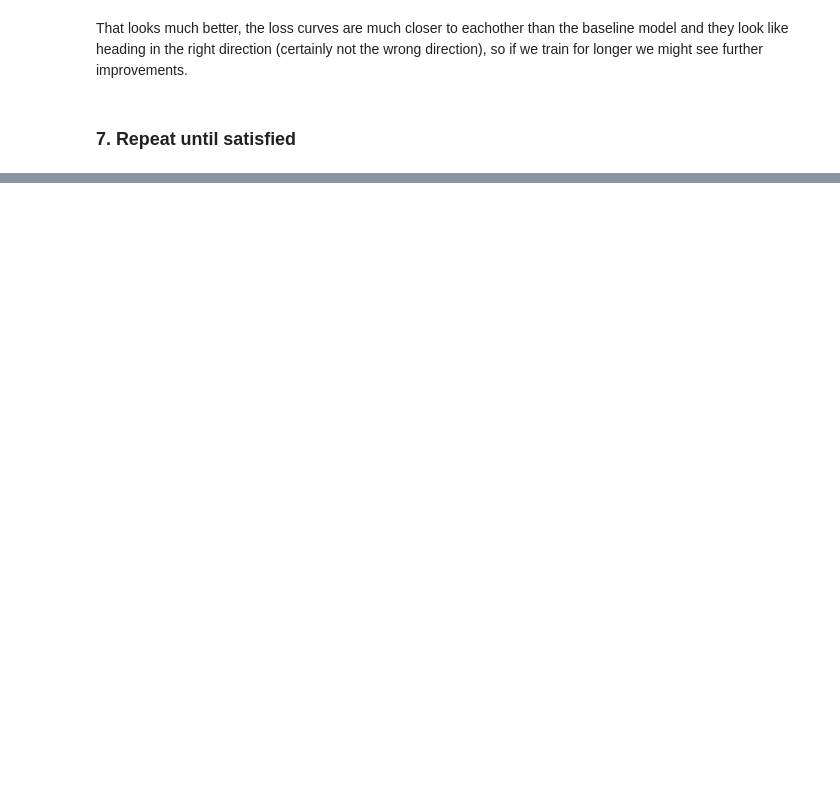
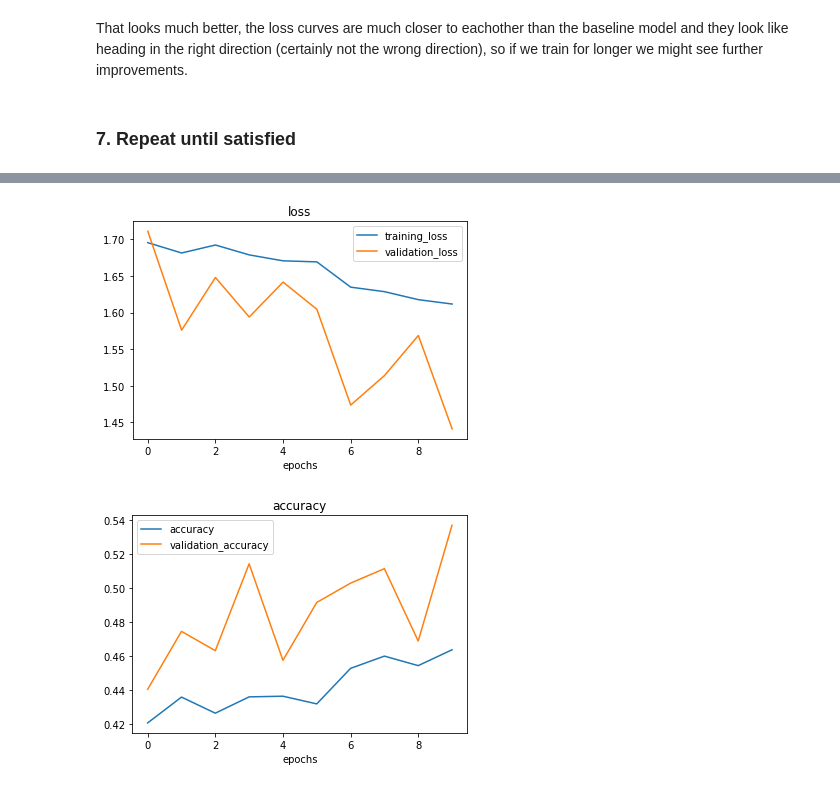
Before and after one commit to ashikshafi08/Learning_Tensorflow, a Jupyter notebook: Notebooks/03_Convolutional_Neural_Networks_with_TensorFlow.ipynb, the cells around one changed output, grey strips where cells are left out. Cells and saved outputs as stored; diff of their text form; code cells hidden in the pictures; blank space fills up the shorter version.

```diff
--- a/Notebooks/03_Convolutional_Neural_Networks_with_TensorFlow.ipynb
+++ b/Notebooks/03_Convolutional_Neural_Networks_with_TensorFlow.ipynb
@@ -1689,8 +1693,8 @@ That looks much better, the loss curves are much closer to eachother than the ba
 # Fitting our data into the tiny_vgg model (base_model)
 
 history_aug_1 = base_model.fit(train_data_augmented ,
-                               epochs = 40,
+                               epochs = 10,
                                steps_per_epoch = len(train_data_augmented) ,
                                validation_data = test_data ,
-                               validation_steps = len(test_data))
+                               validation_steps = int(0.15* (len(test_data))))
 # %% [output]
@@ -1714,0 +1721,6 @@ KeyboardInterrupt: ignored
+# %%
+# Plotting the loss curves
+plot_loss_curves(history_aug_1)
+# %% [output]
+[figure, added]
+[figure, added]
```
Also changed, not shown: parts of 65 cells of this notebook.
